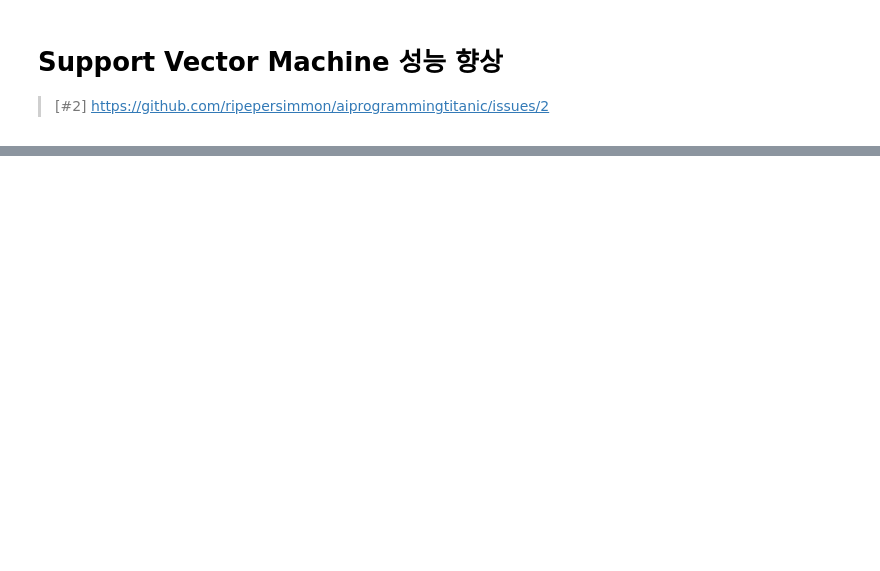
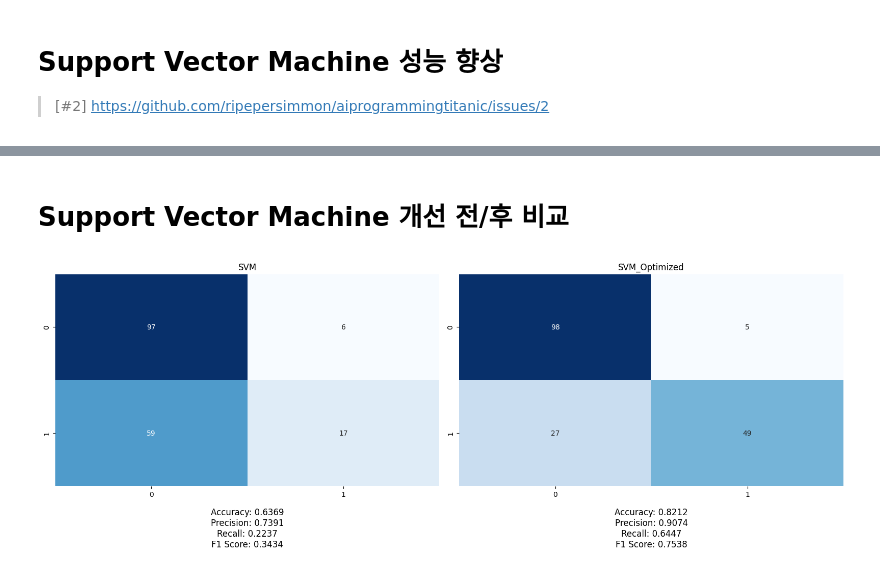
Before and after one commit to ripepersimmon/aiprogrammingtitanic, a Jupyter notebook: code/finalcode.ipynb, the cells around one changed output, grey strips where cells are left out. Drawn from its saved outputs; the diff is of its cells as text; code cells hidden in the pictures; blank space fills up the shorter version.

```diff
--- a/code/finalcode.ipynb
+++ b/code/finalcode.ipynb
@@ -341,0 +372,25 @@ print(f'Recall: {svmgrid_recall:.4f}')
+# %% [markdown]
+Support Vector Machine 개선 전/후 비교
+=====================================
+# %%
+fig, axes = plt.subplots(1, 2, figsize=(16, 6))  # 1x2 그리드로 변경
+
+# SVM 혼동행렬
+sns.heatmap(svm_conf_matrix, annot=True, fmt='d', cmap='Blues', ax=axes[0], cbar=False)
+axes[0].set_title("SVM")
+axes[0].text(0.5, -0.2,
+             f'Accuracy: {svm_accuracy:.4f}\nPrecision: {svm_precision:.4f}\nRecall: {svm_recall:.4f}\nF1 Score: {svm_f1_score:.4f}',
+             ha='center', va='center', transform=axes[0].transAxes, fontsize=12, color='black')
+
+# SVM grid search 혼동행렬
+sns.heatmap(svmgrid_conf_matrix, annot=True, fmt='d', cmap='Blues', ax=axes[1], cbar=False)
+axes[1].set_title("SVM_Optimized")
+axes[1].text(0.5, -0.2,
+             f'Accuracy: {svmgrid_accuracy:.4f}\nPrecision: {svmgrid_precision:.4f}\nRecall: {svmgrid_recall:.4f}\nF1 Score: {svmgrid_f1_score:.4f}',
+             ha='center', va='center', transform=axes[1].transAxes, fontsize=12, color='black')
+
+# 레이아웃 조정
+plt.tight_layout()
+plt.show()
+# %% [output]
+[figure, added]
```
Also changed, not shown: parts of 7 cells of this notebook.
